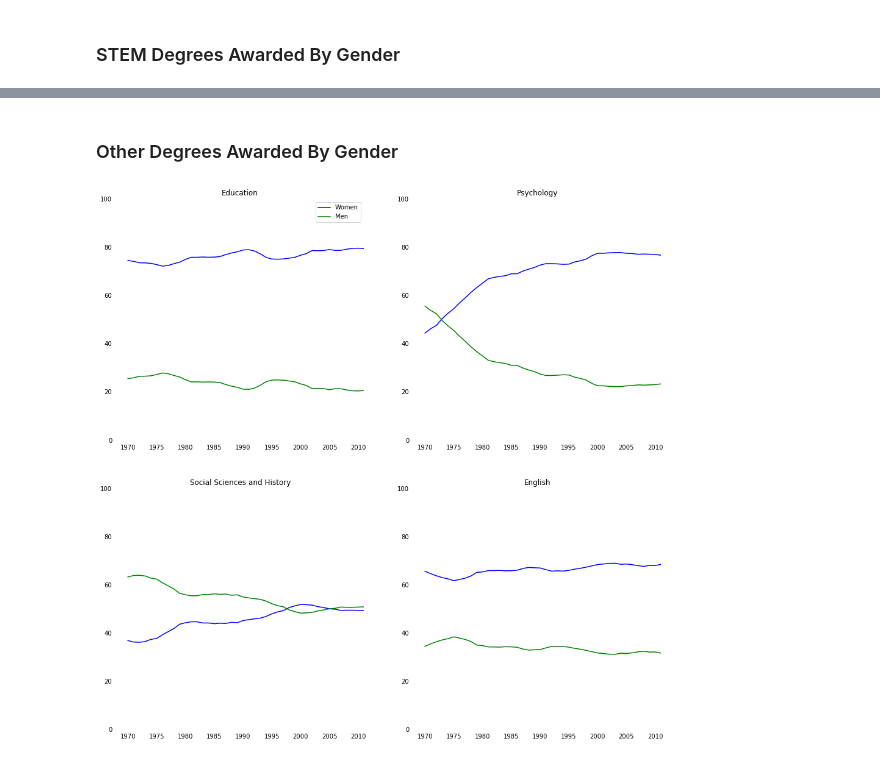
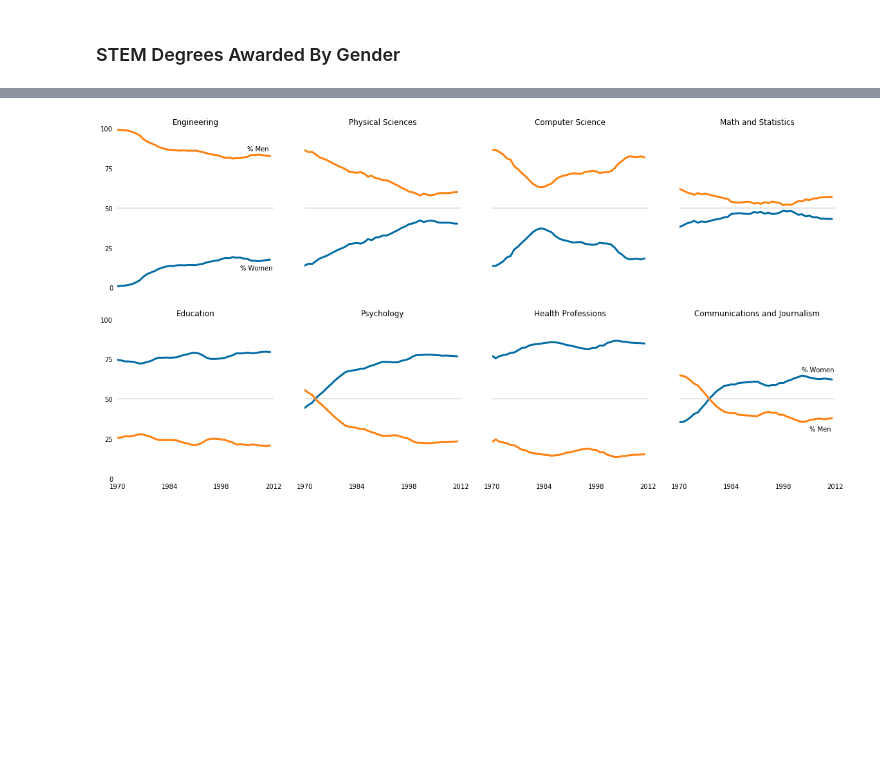
Before and after one commit to danielzayas/STEM_gender_gap, a Jupyter notebook: Earnings by College Majors.ipynb, the cells around one changed output, grey strips where cells are left out. Drawn from its saved outputs; the diff is of its cells as text; code cells hidden in the pictures; blank space fills up the shorter version.

```diff
--- a/Earnings by College Majors.ipynb
+++ b/Earnings by College Majors.ipynb
@@ -342,25 +329,41 @@ plt.show()
-# %% [markdown]
-### Other Degrees Awarded By Gender
-# %%
-major_cats = ['Education', 'Psychology', 'Social Sciences and History', 'English']
-fig = plt.figure(figsize=(16,16))
-
-for sp in range(0,4):
-    ax = fig.add_subplot(2,2,sp+1)
-    ax.plot(women_degrees['Year'], women_degrees[major_cats[sp]], c='blue', label='Women')
-    ax.plot(women_degrees['Year'], 100-women_degrees[major_cats[sp]], c='green', label='Men')
-    ax.set_xlim(1968,2011)
-    ax.set_ylim(0,100)
-    ax.spines['left'].set_visible(False)
-    ax.spines['right'].set_visible(False)
-    ax.spines['top'].set_visible(False)
-    ax.spines['bottom'].set_visible(False)
-    ax.tick_params(bottom='off',top='off',left='off', right='off')
-    ax.set_title(major_cats[sp])
-
-# Calling pfig.add_subplot(2,2,1) here will add the legend to the first subplot that was created.
-ax = fig.add_subplot(2,2,1)
-plt.legend(loc='upper right')
-plt.show()
-# %% [output]
-[figure, removed]
+# %%
+major_cats = ['Engineering', 'Physical Sciences', 'Computer Science', 'Math and Statistics', 'Education','Psychology', 'Health Professions', 'Communications and Journalism']
+fig = plt.figure(figsize=(20,10))
+nrows , ncols = (2,4)
+
+# create plot for the Liberal Arts major categories
+for i in range(0,len(major_cats)):
+    ax = fig.add_subplot(nrows, ncols, i+1)
+    ydata = women_degrees[major_cats[i]]
+    ax.plot(women_degrees['Year'], ydata, c=cb_dark_blue, linewidth=3) # women %
+    ydata = 100 - women_degrees[major_cats[i]]
+    ax.plot(women_degrees['Year'], ydata, c=cb_orange, linewidth=3) # men %
+
+    # PLOT AESTHETICS
+    ax.set_xlim(1970,2012)
+    ax.set_xticks([1970,1984,1998,2012])
+    ax.set_ylim(0,100)
+    # only show yticks for leftmost plots (i.e. the 1st and 4th)
+    if i in (0,ncols):
+        ax.set_yticks([0,25,50,75,100])
+    else:
+        ax.set_yticks([])
+    ax.set_title(major_cats[i])
+    ax.tick_params(bottom='off', top='off', left='off', right='off') # turn off all plot ticks
+    if i in range(0,ncols):
+        ax.tick_params(labelbottom='off') # remove tick labels from 1st row of plots
+    for key, spine in ax.spines.items():
+        spine.set_visible(False) # turn off all plot spines
+    ax.axhline(50, c=cb_light_grey, alpha=0.4) # horizontal line w/ 40% transparency
+    # label data lines:
+    if i == 0:
+        ax.text(2005,86,'% Men')
+        ax.text(2003,11,'% Women')
+    elif i == (len(major_cats)-1):
+        ax.text(2003,67,'% Women')
+        ax.text(2005,30,'% Men')
+
+plt.savefig('STEM_gender_gap_timeseries')
+plt.show()
+# %% [output]
+[figure, added]
```
Also changed, not shown: parts of 19 cells of this notebook.
